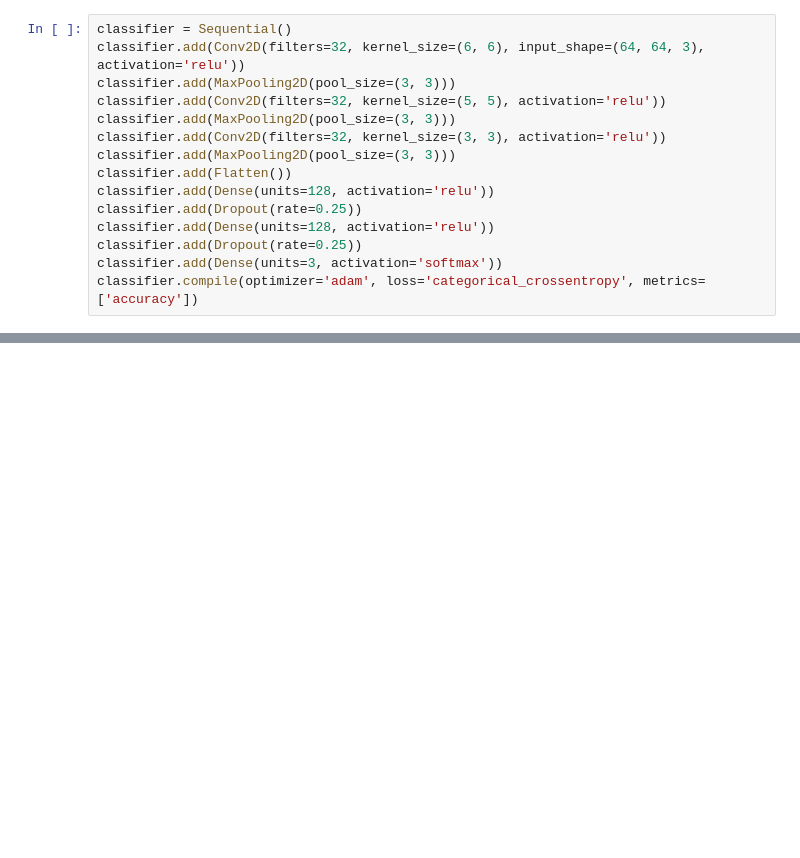
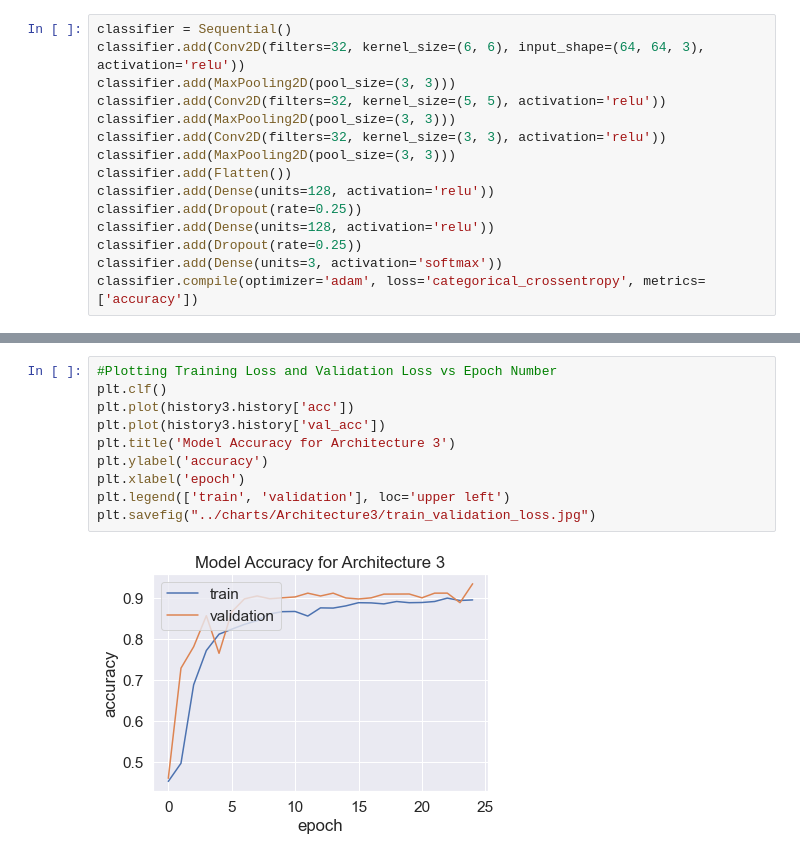
Before and after one commit to AarnavSawant/CoronaDiagnosis, a Jupyter notebook: scripts/COVID.ipynb, the cells around one changed output, grey strips where cells are left out. Cells and saved outputs as stored; diff of their text form; blank space fills up the shorter version.

```diff
--- a/scripts/COVID.ipynb
+++ b/scripts/COVID.ipynb
@@ -272,0 +298,12 @@ Epoch 25/25
+# %%
+#Plotting Training Loss and Validation Loss vs Epoch Number
+plt.clf()
+plt.plot(history3.history['acc'])
+plt.plot(history3.history['val_acc'])
+plt.title('Model Accuracy for Architecture 3')
+plt.ylabel('accuracy')
+plt.xlabel('epoch')
+plt.legend(['train', 'validation'], loc='upper left')
+plt.savefig("../charts/Architecture3/train_validation_loss.jpg")
+# %% [output]
+[figure, added]
```
Also changed, not shown: parts of 7 cells of this notebook.
